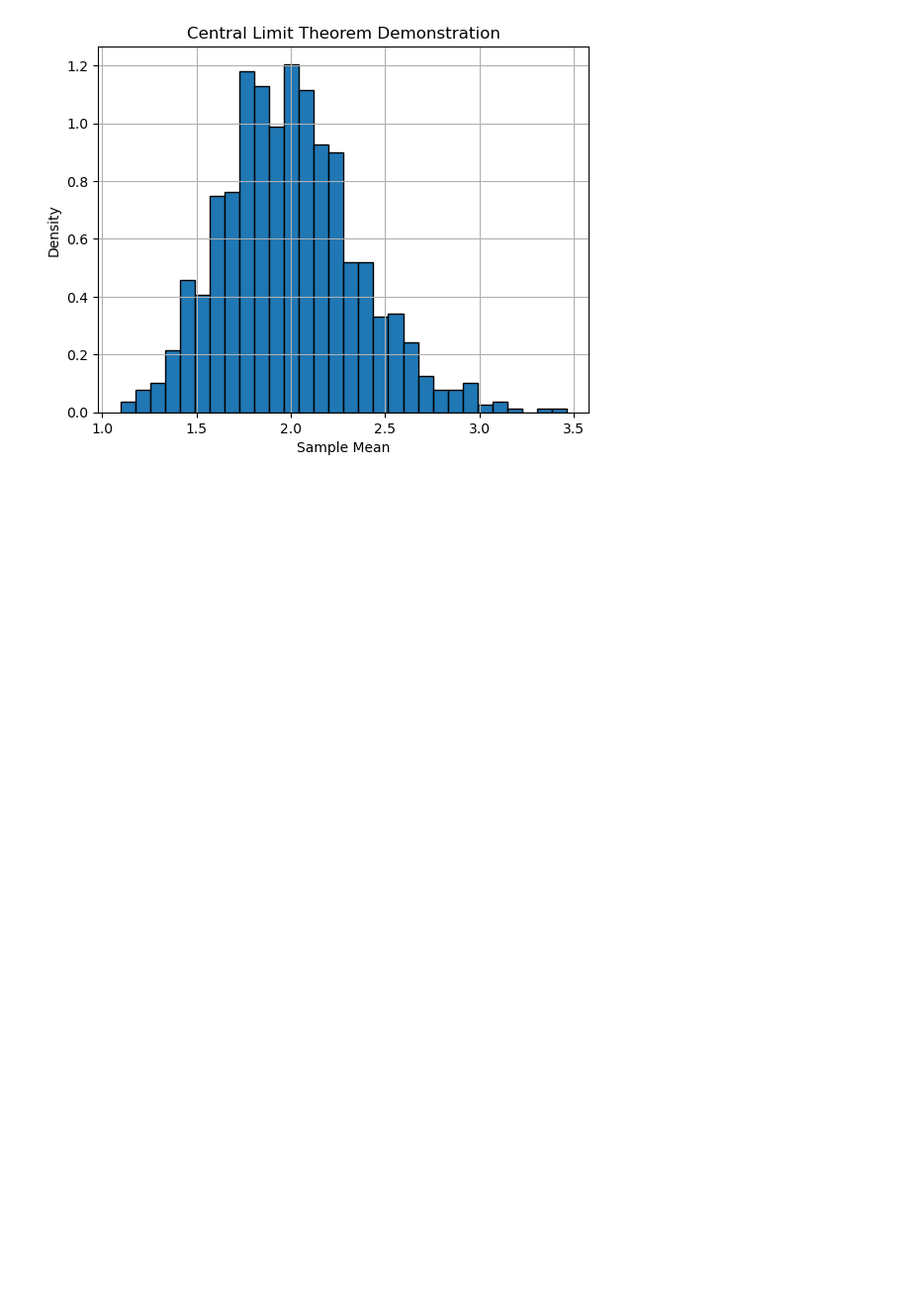
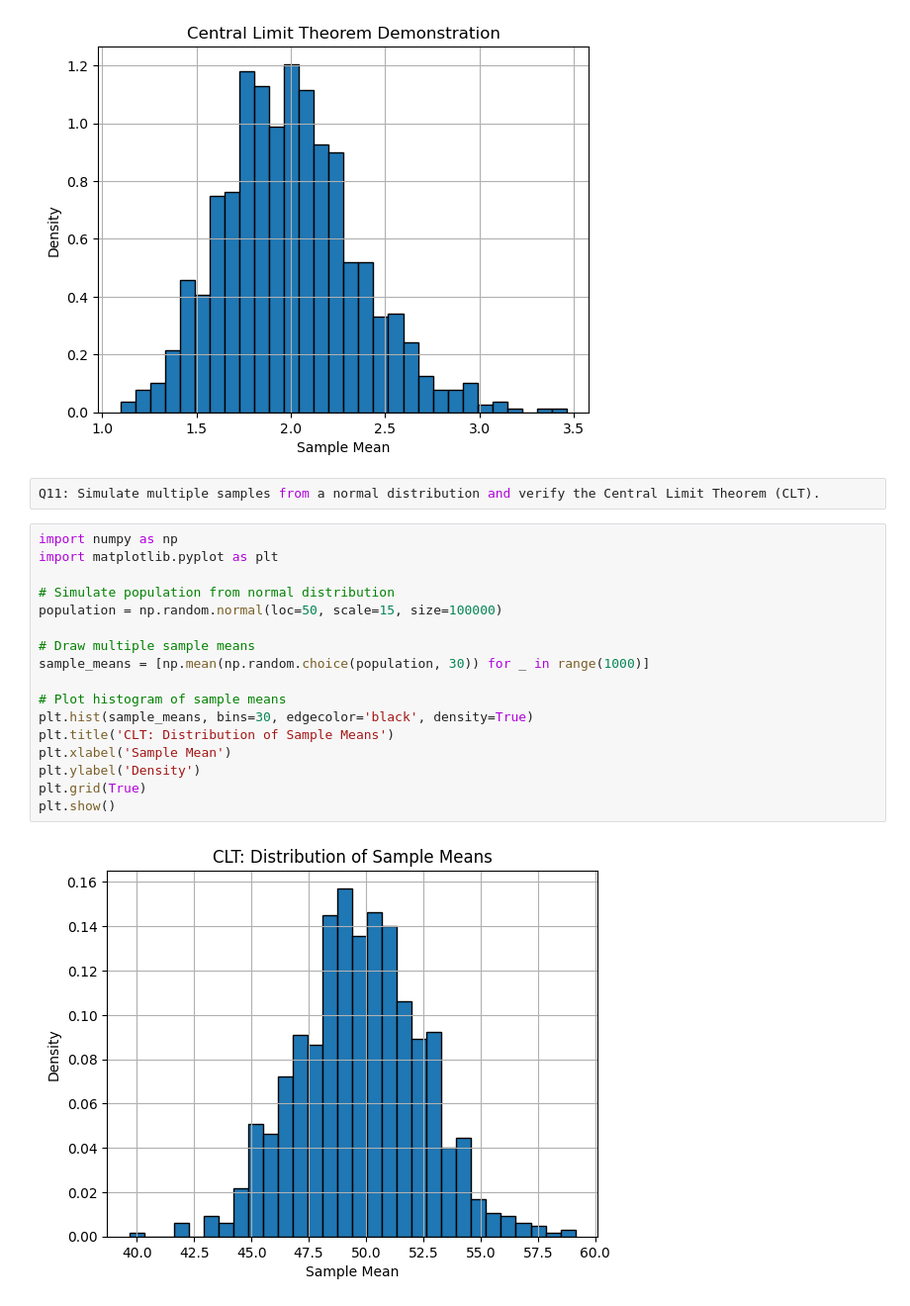
Before and after one commit to upkarsssharma/Data_science_assignment1, a Jupyter notebook: Statics_Advance_1.ipynb, the cells around one changed output. Shown at 99% size. Cells and saved outputs as stored; diff of their text form; blank space fills up the shorter version.

```diff
--- a/Statics_Advance_1.ipynb
+++ b/Statics_Advance_1.ipynb
@@ -328,3 +328,24 @@ plt.grid(True)
 plt.show()
 # %% [output]
 [figure]
+# %%
+Q11: Simulate multiple samples from a normal distribution and verify the Central Limit Theorem (CLT).
+# %%
+import numpy as np
+import matplotlib.pyplot as plt
+
+# Simulate population from normal distribution
+population = np.random.normal(loc=50, scale=15, size=100000)
+
+# Draw multiple sample means
+sample_means = [np.mean(np.random.choice(population, 30)) for _ in range(1000)]
+
+# Plot histogram of sample means
+plt.hist(sample_means, bins=30, edgecolor='black', density=True)
+plt.title('CLT: Distribution of Sample Means')
+plt.xlabel('Sample Mean')
+plt.ylabel('Density')
+plt.grid(True)
+plt.show()
+# %% [output]
+[figure, added]
```
Also changed, not shown: parts of 26 cells of this notebook.
